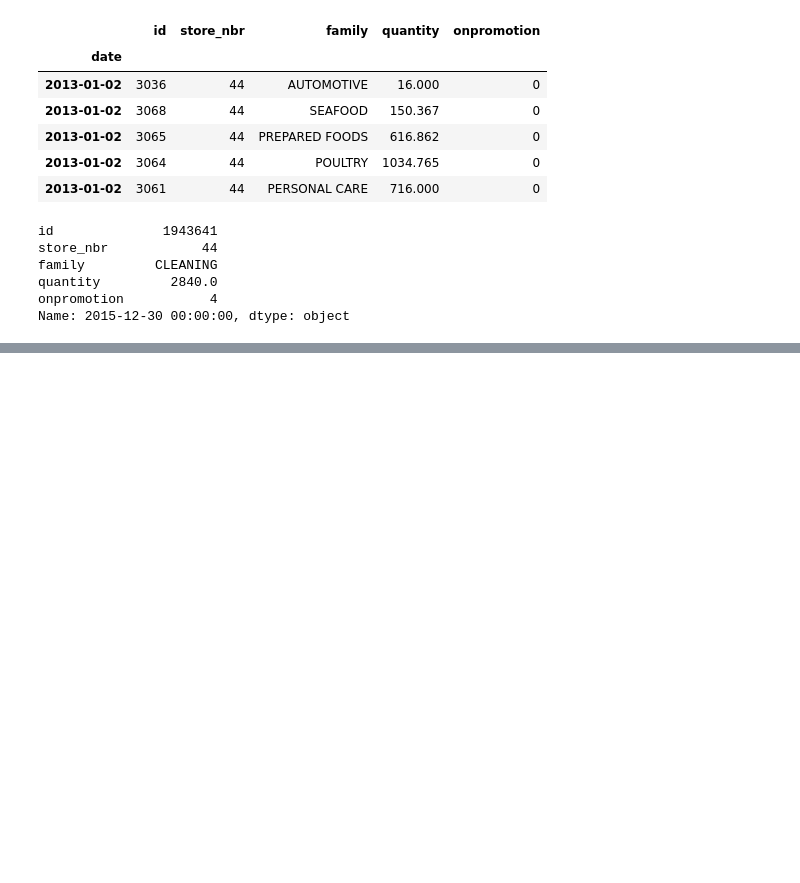
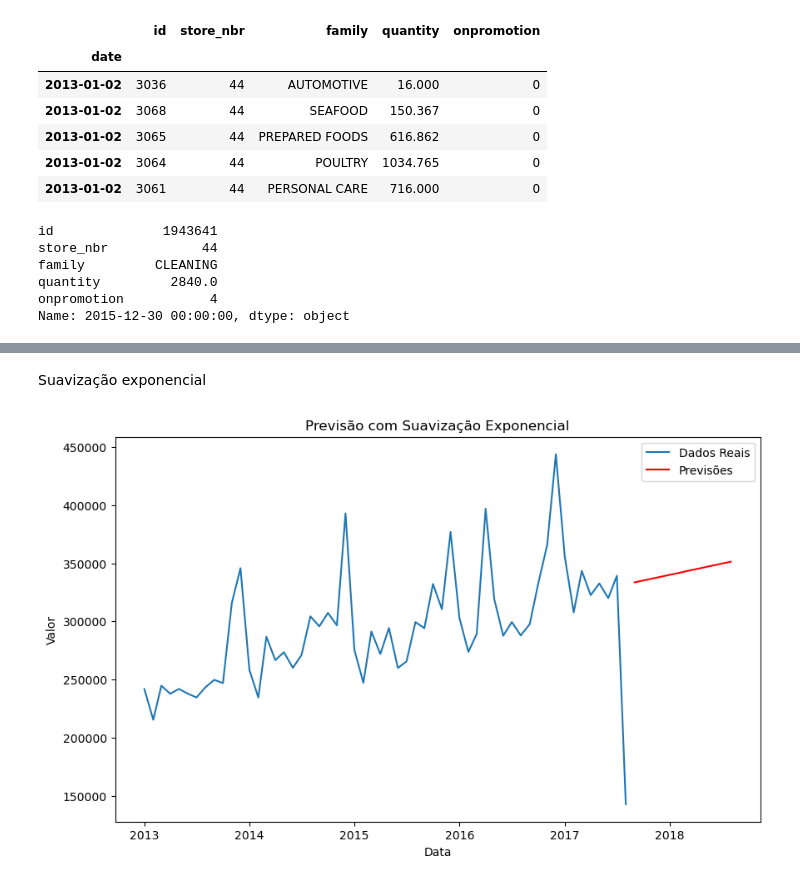
Before and after one commit to kamilyassis/previsao_vendas, a Jupyter notebook: testes_modelos.ipynb, the cells around one changed output, grey strips where cells are left out. Saved outputs shown, nothing was run; the diff lists cells and outputs as text; code cells hidden in the pictures; blank space fills up the shorter version.

```diff
--- a/testes_modelos.ipynb
+++ b/testes_modelos.ipynb
@@ -122,0 +223,40 @@ from prophet import Prophet
+# %% [markdown]
+Suavização exponencial
+# %%
+import pandas as pd
+import numpy as np
+from statsmodels.tsa.holtwinters import ExponentialSmoothing
+import matplotlib.pyplot as plt
+
+family = 'GROCERY I'
+# Supondo que a coluna 'date' seja o índice do dataframe
+fdf = df[df['family'] == family].copy()
+#fdf.set_index('date', inplace=True)  # Definir 'date' como índice
+fdf.index = pd.to_datetime(fdf.index)  # Converter para datetime
+
+# Ajustar o modelo Holt-Winters sem sazonalidade
+model = ExponentialSmoothing(
+    fdf['quantity'],
+    trend='add',    # Use 'add' para tendência, ou None se não houver tendência
+    seasonal=None   # Como não há sazonalidade, definimos como None
+)
+model_fit = model.fit()
+
+# Fazer previsões
+forecast = model_fit.forecast(steps=12)
+
+# Ajustando o índice da previsão para corresponder às datas
+#forecast_index = pd.date_range(start=fdf.index[0], periods=30, freq='MS')
+#forecast = pd.Series(forecast, index=forecast_index)
+
+# Plotar resultados
+plt.figure(figsize=(10, 6))
+plt.plot(fdf.index, fdf['quantity'], label='Dados Reais')
+plt.plot(forecast.index, forecast, label='Previsões', color='red')
+plt.legend()
+plt.title('Previsão com Suavização Exponencial')
+plt.xlabel('Data')
+plt.ylabel('Valor')
+plt.show()
+# %% [output]
+[figure, added]
```
Also changed, not shown: parts of 17 cells of this notebook, 1 other file.
